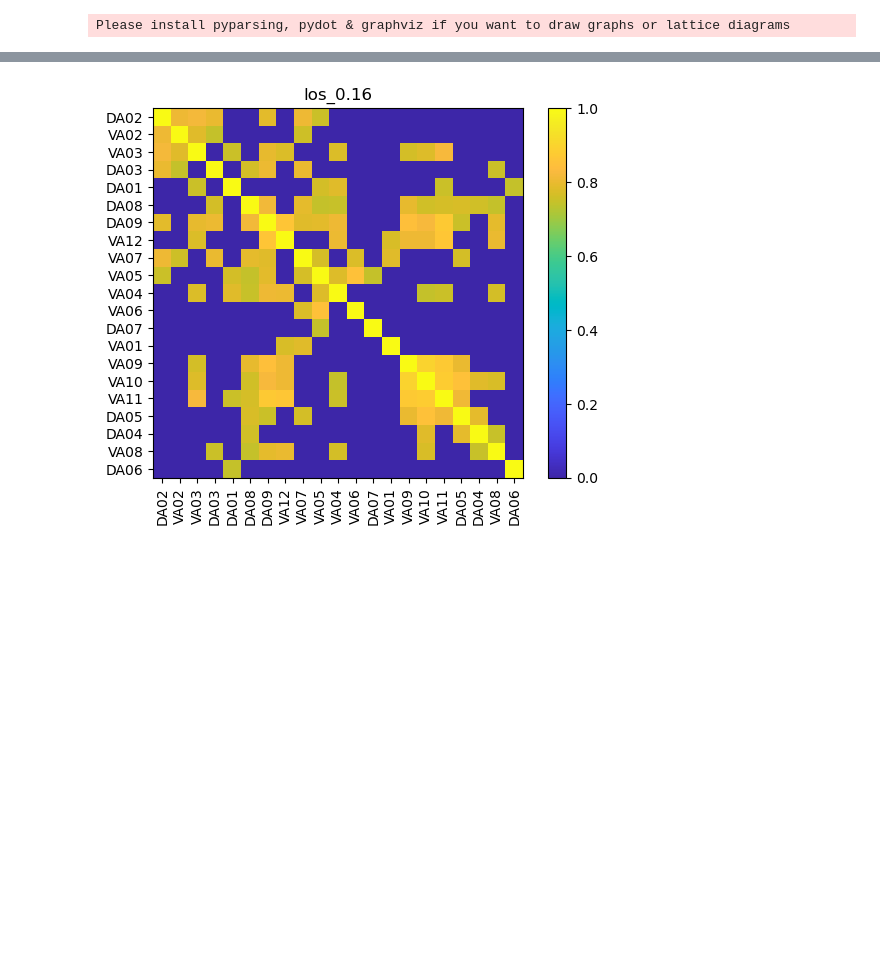
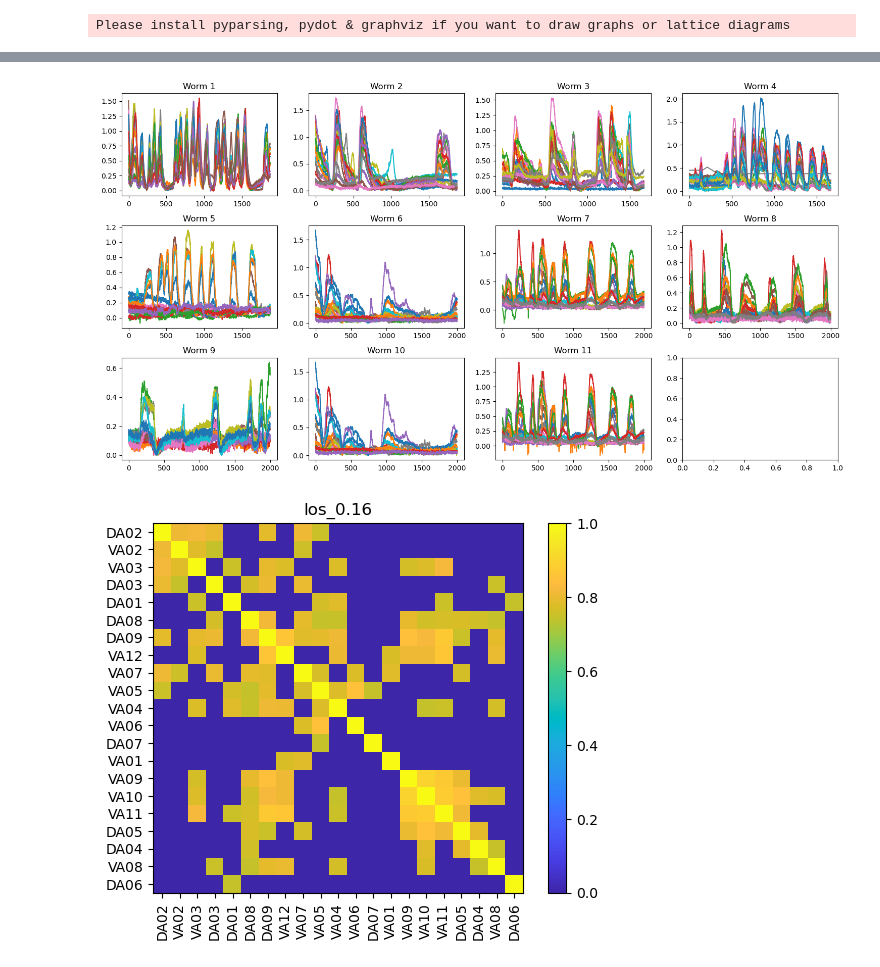
Before and after one commit to ialireza13/c_elegans_neural_network, a Jupyter notebook: handson.ipynb, the cells around one changed output, grey strips where cells are left out. Cells and saved outputs as stored; diff of their text form; code cells hidden in the pictures; blank space fills up the shorter version.

```diff
--- a/handson.ipynb
+++ b/handson.ipynb
@@ -17,3 +38,20 @@ averaged_results = calculate_metrics(worm_dicts, use_annotations = True, return_
+# %%
+fig, ax = plt.subplots(3, 4, figsize=(15, 8))
+ax = ax.flatten()
+
+for i, worm_dict in enumerate(worm_dicts):
+    for key, value in worm_dict.items():
+        if key == 'annot':
+            for idx in range(len(value)):
+                if value[idx] > 1:
+                    ax[i].axvspan(idx - 0.5, idx + 0.5, color='tab:red', alpha=0.03)
+        else:
+            ax[i].plot(value)
+    ax[i].set_title(f'Worm {i+1}')
+
+plt.tight_layout()
+# %% [output]
+[figure, added]
 # %%
 pairs = list(set(averaged_results.keys()))
 
```
Also changed, not shown: parts of 16 cells of this notebook.
